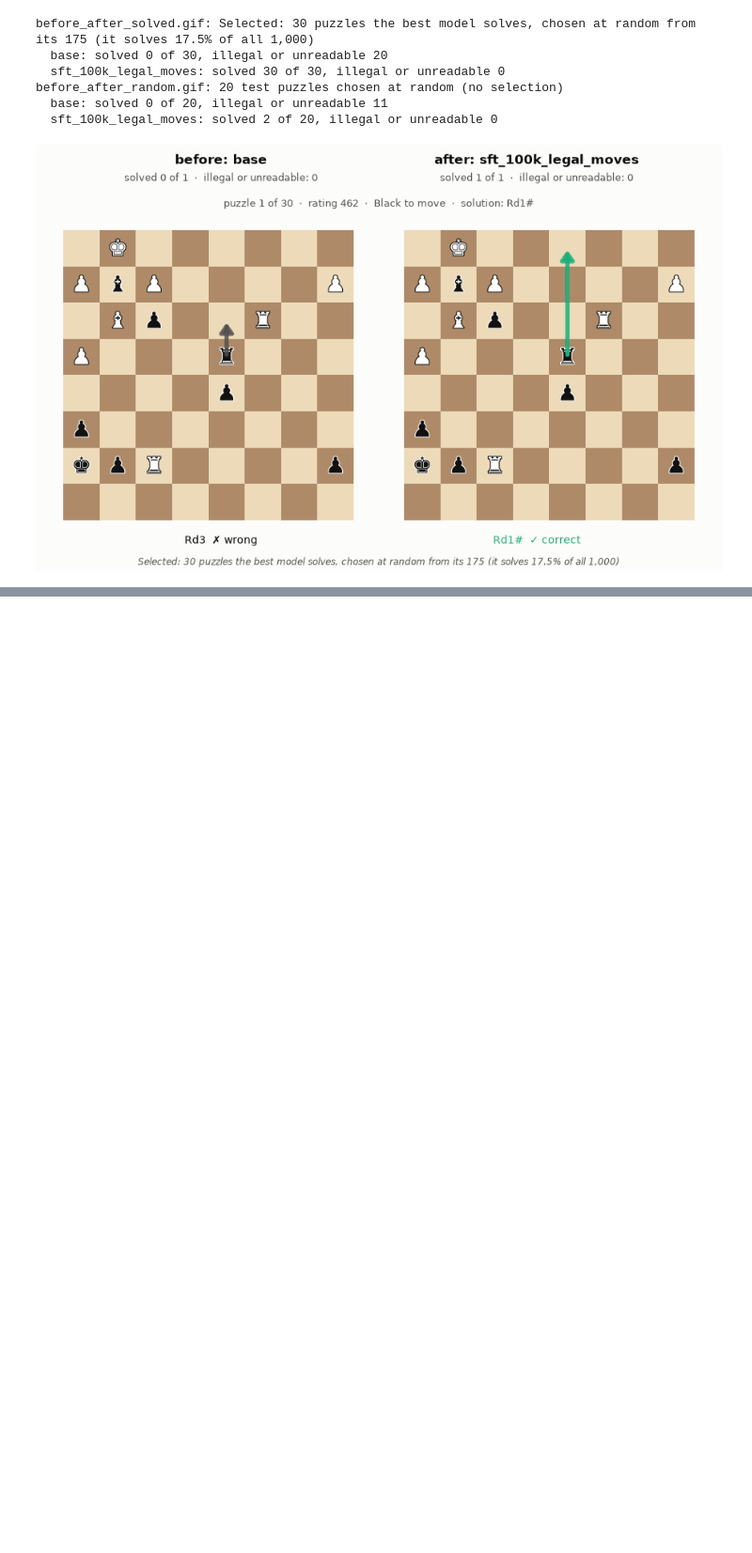
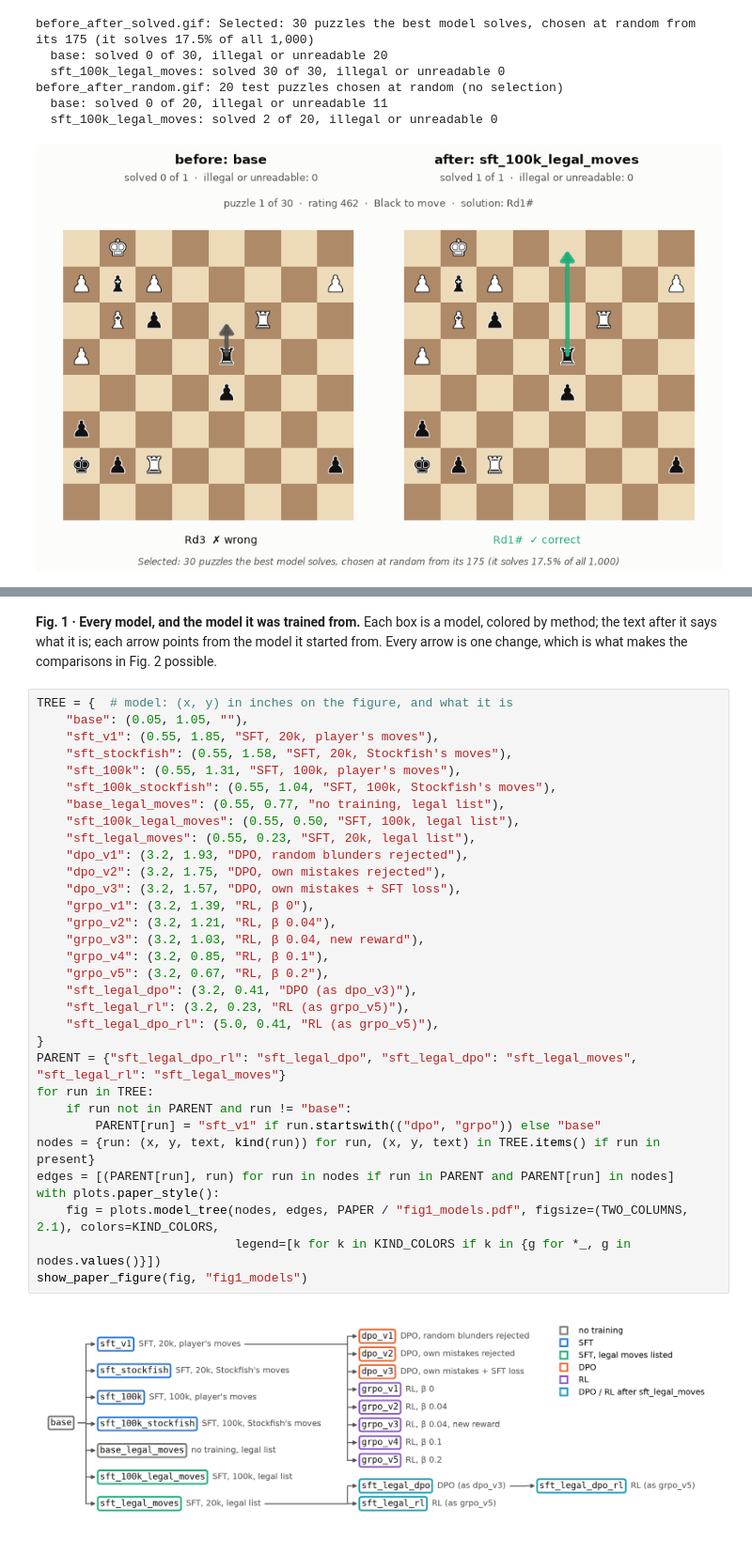
Before and after one commit to adrianapsay/chess-post-training, a Jupyter notebook: notebooks/16_final_comparison.ipynb, the cells around one changed output, grey strips where cells are left out. Shown at 94% size. Saved outputs shown, nothing was run; the diff lists cells and outputs as text; blank space fills up the shorter version.

```diff
--- a/notebooks/16_final_comparison.ipynb
+++ b/notebooks/16_final_comparison.ipynb
@@ -584,0 +633,36 @@ before_after_random.gif: 20 test puzzles chosen at random (no selection)
+# %% [markdown]
+**Fig. 1 · Every model, and the model it was trained from.** Each box is a model, colored by method; the text after it says what it is; each arrow points from the model it started from. Every arrow is one change, which is what makes the comparisons in Fig. 2 possible.
+# %%
+TREE = {  # model: (x, y) in inches on the figure, and what it is
+    "base": (0.05, 1.05, ""),
+    "sft_v1": (0.55, 1.85, "SFT, 20k, player's moves"),
+    "sft_stockfish": (0.55, 1.58, "SFT, 20k, Stockfish's moves"),
+    "sft_100k": (0.55, 1.31, "SFT, 100k, player's moves"),
+    "sft_100k_stockfish": (0.55, 1.04, "SFT, 100k, Stockfish's moves"),
+    "base_legal_moves": (0.55, 0.77, "no training, legal list"),
+    "sft_100k_legal_moves": (0.55, 0.50, "SFT, 100k, legal list"),
+    "sft_legal_moves": (0.55, 0.23, "SFT, 20k, legal list"),
+    "dpo_v1": (3.2, 1.93, "DPO, random blunders rejected"),
+    "dpo_v2": (3.2, 1.75, "DPO, own mistakes rejected"),
+    "dpo_v3": (3.2, 1.57, "DPO, own mistakes + SFT loss"),
+    "grpo_v1": (3.2, 1.39, "RL, β 0"),
+    "grpo_v2": (3.2, 1.21, "RL, β 0.04"),
+    "grpo_v3": (3.2, 1.03, "RL, β 0.04, new reward"),
+    "grpo_v4": (3.2, 0.85, "RL, β 0.1"),
+    "grpo_v5": (3.2, 0.67, "RL, β 0.2"),
+    "sft_legal_dpo": (3.2, 0.41, "DPO (as dpo_v3)"),
+    "sft_legal_rl": (3.2, 0.23, "RL (as grpo_v5)"),
+    "sft_legal_dpo_rl": (5.0, 0.41, "RL (as grpo_v5)"),
+}
+PARENT = {"sft_legal_dpo_rl": "sft_legal_dpo", "sft_legal_dpo": "sft_legal_moves", "sft_legal_rl": "sft_legal_moves"}
+for run in TREE:
+    if run not in PARENT and run != "base":
+        PARENT[run] = "sft_v1" if run.startswith(("dpo", "grpo")) else "base"
+nodes = {run: (x, y, text, kind(run)) for run, (x, y, text) in TREE.items() if run in present}
+edges = [(PARENT[run], run) for run in nodes if run in PARENT and PARENT[run] in nodes]
+with plots.paper_style():
+    fig = plots.model_tree(nodes, edges, PAPER / "fig1_models.pdf", figsize=(TWO_COLUMNS, 2.1), colors=KIND_COLORS,
+                           legend=[k for k in KIND_COLORS if k in {g for *_, g in nodes.values()}])
+show_paper_figure(fig, "fig1_models")
+# %% [output]
+[figure, added]
```
Also changed, not shown: parts of 18 cells of this notebook, 20 other files.
